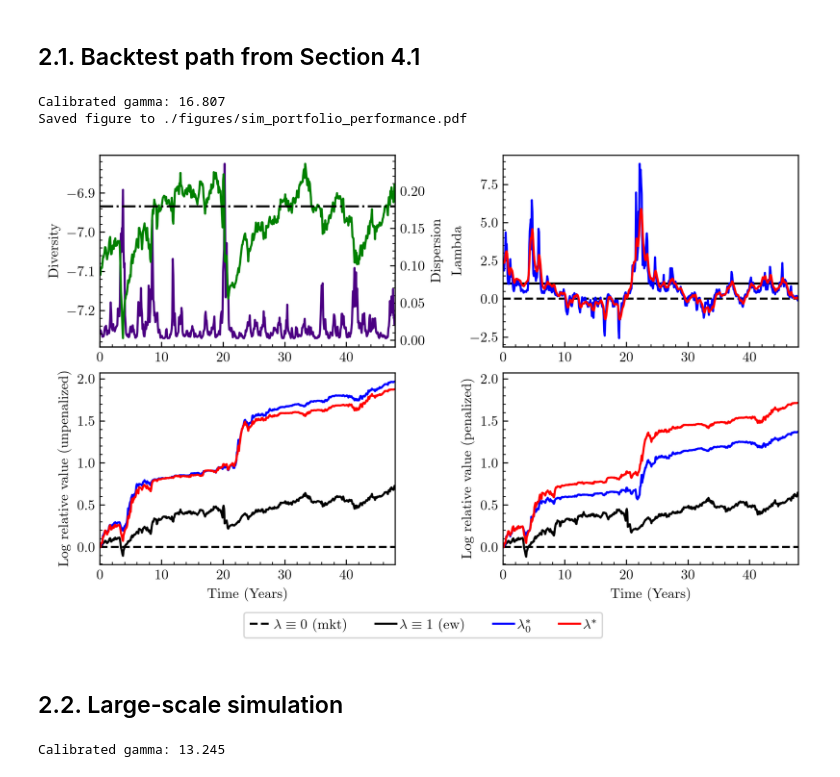
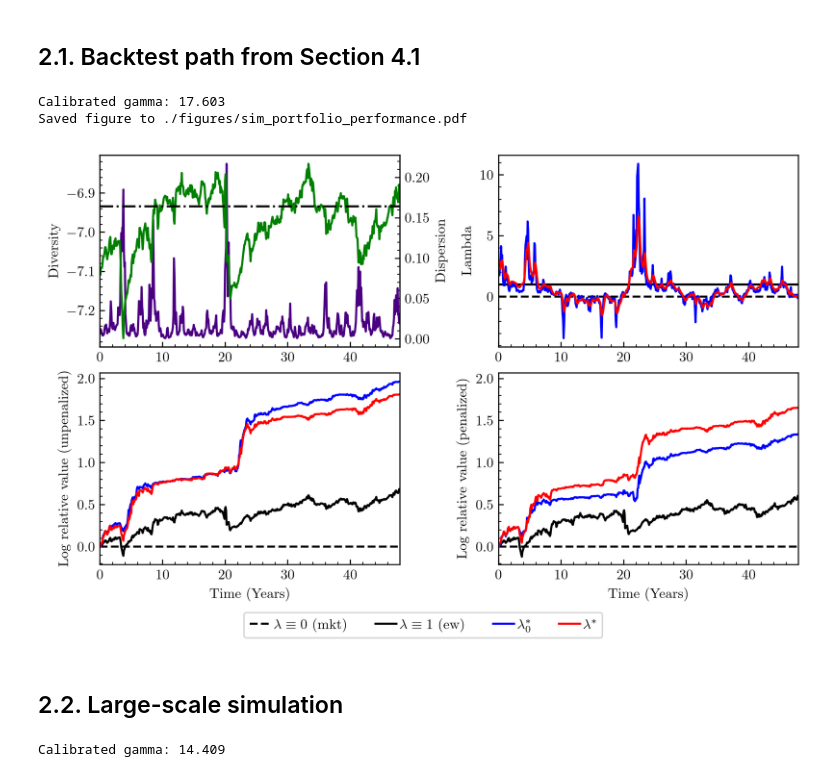
Before and after one commit to brianceco/apm-in-cem, a Jupyter notebook: notebooks/3_backtest.ipynb, the cells around one changed output. Cells and saved outputs as stored; diff of their text form; code cells hidden in the pictures.

Commit message:
increment based c_delta, no delta clipping

```diff
--- a/notebooks/3_backtest.ipynb
+++ b/notebooks/3_backtest.ipynb
@@ -355,14 +355,11 @@ N = diversity_monthly.shape[0]
 
 sdd_model = SDDModel.load_model("mr_model.json")
 
-delta_min = sdd_model.config["delta_bar"] * 0.25
-
-sim_diversity, sim_dispersion_clipped = sdd_model.sample(
-    N=N, phi_0=phi_0, delta_0=delta_0, n_samples=1, seed=SDD_SEED, delta_min=delta_min
-)
+sim_diversity, sim_dispersion = sdd_model.sample(
+    N=N, phi_0=phi_0, delta_0=delta_0, n_samples=1, seed=SDD_SEED)
 
 sim_diversity.index = sim_diversity.index / 12.0
-sim_dispersion_clipped.index = sim_dispersion_clipped.index / 12.0
+sim_dispersion.index = sim_dispersion.index / 12.0
 
 mle_config = sdd_model.config
 # %%
@@ -372,20 +369,20 @@ Lbda_2_sim = params.loc["mr", "Lbda_2"]
 # %%
 # plotting simulated portfolio performance
 pltg.plot_sim_portfolio_performance(
     sdd_model=sdd_model,
     sim_diversity=sim_diversity,
-    sim_dispersion=sim_dispersion_clipped,
+    sim_dispersion=sim_dispersion,
     Lbda_1_sim=Lbda_1_sim,
     Lbda_2_sim=Lbda_2_sim,
     target_active_risk=TARGET_ACTIVE_RISK,
     figsize=(1.5 * width, 1.5 * height),
     layout="constrained",
     save_fig=True,
 )
 # %% [output]
-Calibrated gamma: 16.807
+Calibrated gamma: 17.603
 Saved figure to ./figures/sim_portfolio_performance.pdf
-[figure, old version]
+[figure, new version]
 # %% [markdown]
 ## 2.2. Large-scale simulation
 # %%
@@ -399,12 +396,11 @@ lbda_bulk_dict, gross_log_V_bulk_dict, net_log_V_bulk_dict, tc_rate_bulk_dict, g
         N=N,
         phi_0=phi_0,
         delta_0=delta_0,
-        seed=SDD_SEED,
-        delta_min=delta_min,
+        seed=SDD_SEED
     )
 )
 # %% [output]
-Calibrated gamma: 13.245
+Calibrated gamma: 14.409
 # %%
 # plotting histograms of differences in terminal log relative values for unpenalized vs penalized strategies
 fig, ax = plt.subplots(1, 1)
```
Also changed, not shown: parts of 9 cells of this notebook, 3 other files.
